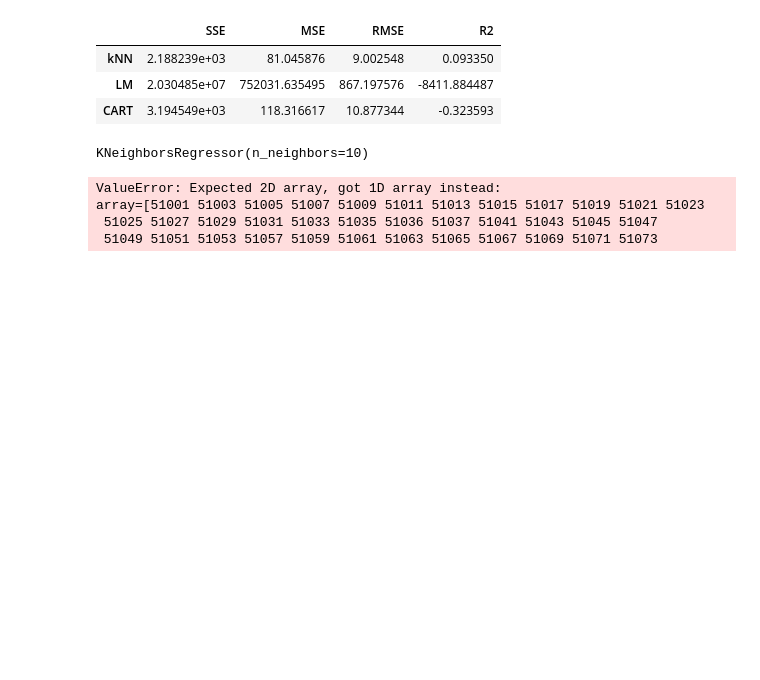
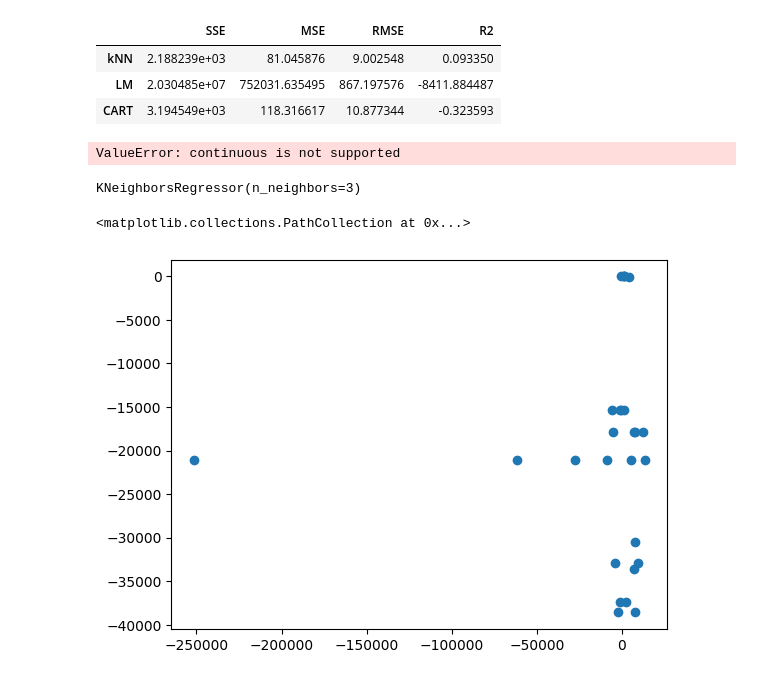
Before and after one commit to ashritakodali/project_voting, a Jupyter notebook: project.ipynb, the cells around one changed output. Saved outputs shown, nothing was run; the diff lists cells and outputs as text; code cells hidden in the pictures; blank space fills up the shorter version.

```diff
--- a/project.ipynb
+++ b/project.ipynb
@@ -326,31 +326,25 @@ gdf.head()
 | kNN | 2.188239e+03 | 81.045876 | 9.002548 | 0.093350 |
 | LM | 2.030485e+07 | 752031.635495 | 867.197576 | -8411.884487 |
 | CART | 3.194549e+03 | 118.316617 | 10.877344 | -0.323593 |
+# %%
+from sklearn.metrics import accuracy_score
+print(accuracy_score(y_test, y_hat_knn))
+# %% [output]
+ValueError: continuous is not supported
 # %%
 # testing predictions:
 
 # it appears that kNN model is the best, so I will proceed witht that model to
 # test its prediction accuracy
 
-## Fit optimal model:
-model = KNeighborsRegressor(n_neighbors=max(3,k_star))
-knn_star = model.fit(X_train_knn,y_train)
-print(knn_star)
-y_hat = knn_star.predict(X)
-y_hat = np.sinh(y_hat)
-
-df2 = X.copy()
+df2 = X_test.copy()
 df2["y_hat"] = y_hat
 
-X = df["FIPS"]
-Y1 = df["total_votes"]
-Y2 = df2["y_hat"]
+X1 = np.sinh(y_test)
+Y1 = df2["y_hat"]
 
-plt.plot(X, Y1)
-plt.plot(X, Y2)
+plt.scatter(X1, Y1)
 # %% [output]
-KNeighborsRegressor(n_neighbors=10)
+KNeighborsRegressor(n_neighbors=3)
-ValueError: Expected 2D array, got 1D array instead:
-array=[51001 51003 51005 51007 51009 51011 51013 51015 51017 51019 51021 51023
- 51025 51027 51029 51031 51033 51035 51036 51037 51041 51043 51045 51047
- 51049 51051 51053 51057 51059 51061 51063 51065 51067 51069 51071 51073
+<matplotlib.collections.PathCollection at 0x...>
+[figure, added]
```
Also changed, not shown: parts of 3 cells of this notebook.
